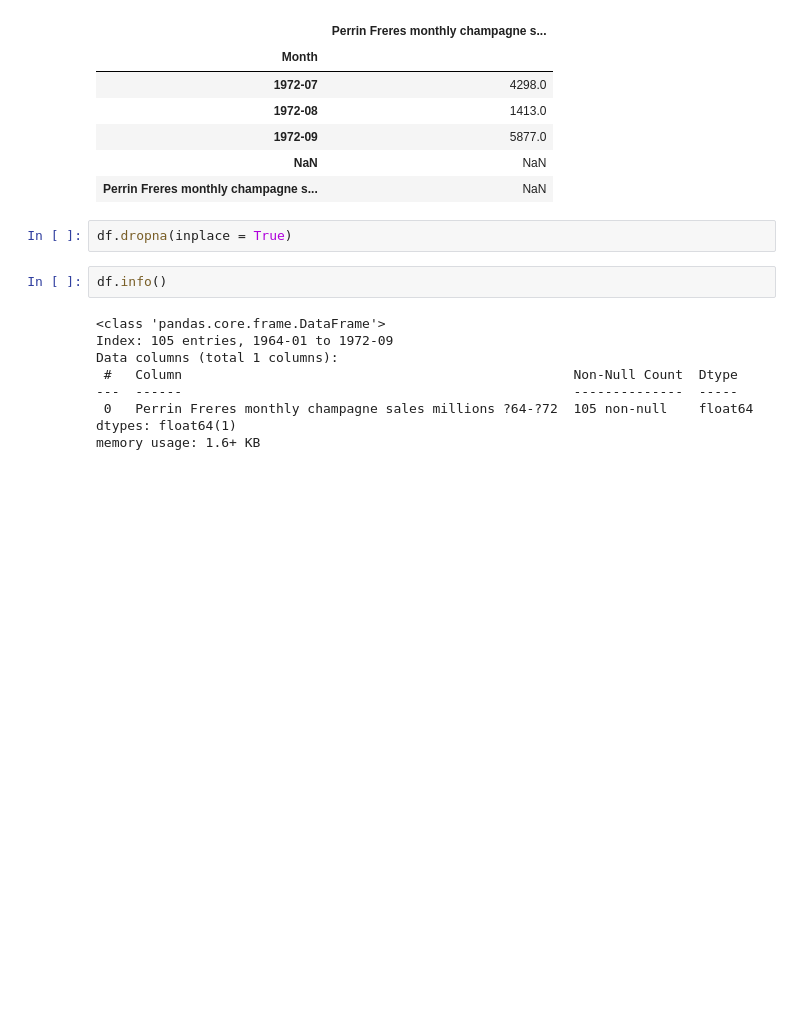
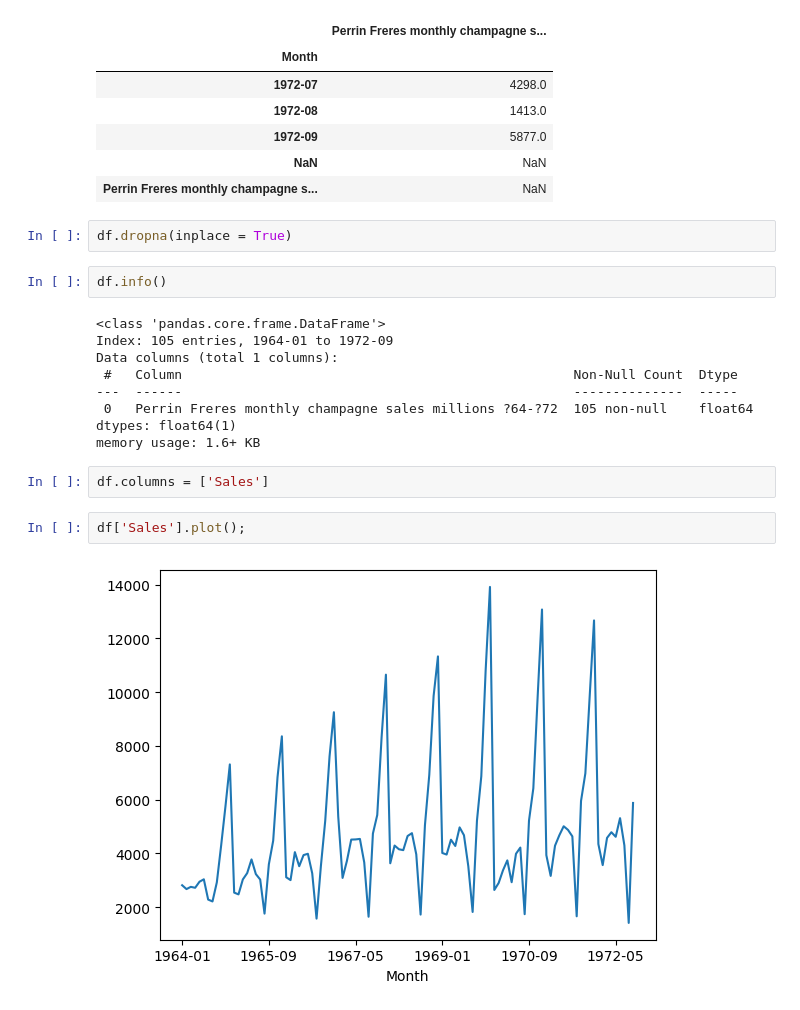
Before and after one commit to yeesem/Time-Series-Data-Analysis, a Jupyter notebook: ARIMA_Champagne.ipynb, the cells around one changed output. Cells and saved outputs as stored; diff of their text form; blank space fills up the shorter version.

```diff
--- a/ARIMA_Champagne.ipynb
+++ b/ARIMA_Champagne.ipynb
@@ -82,3 +113,9 @@ Data columns (total 1 columns):
  0   Perrin Freres monthly champagne sales millions ?64-?72  105 non-null    float64
 dtypes: float64(1)
 memory usage: 1.6+ KB
+# %%
+df.columns = ['Sales']
+# %%
+df['Sales'].plot();
+# %% [output]
+[figure, added]
```
Also changed, not shown: parts of 19 cells of this notebook.
